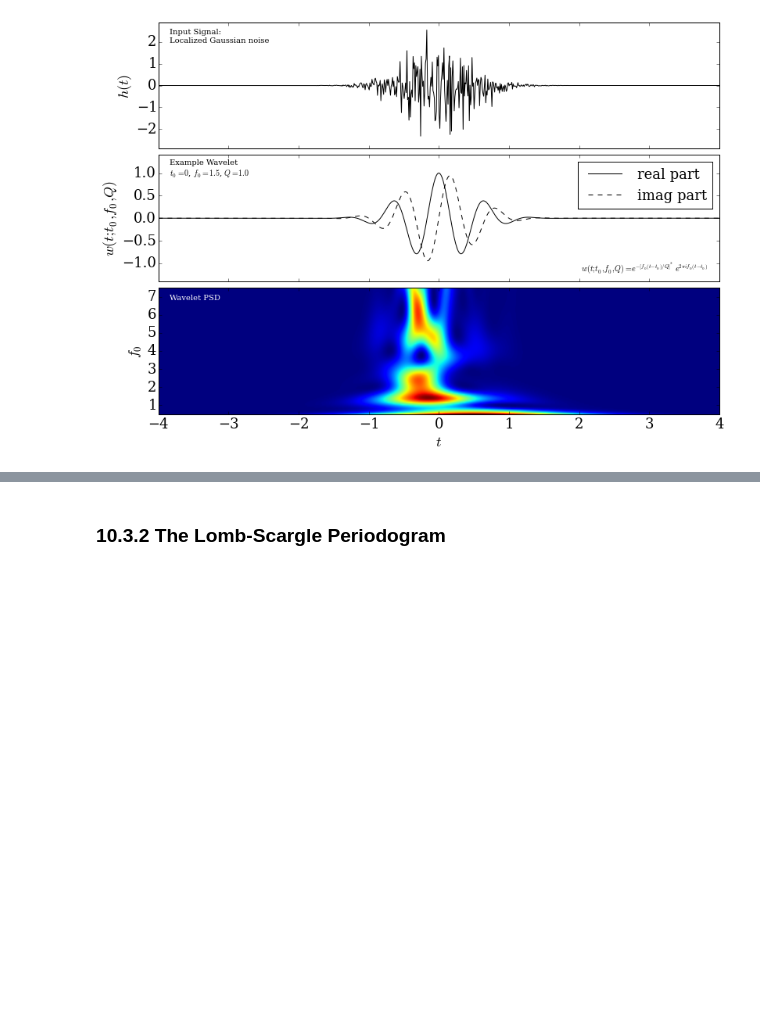
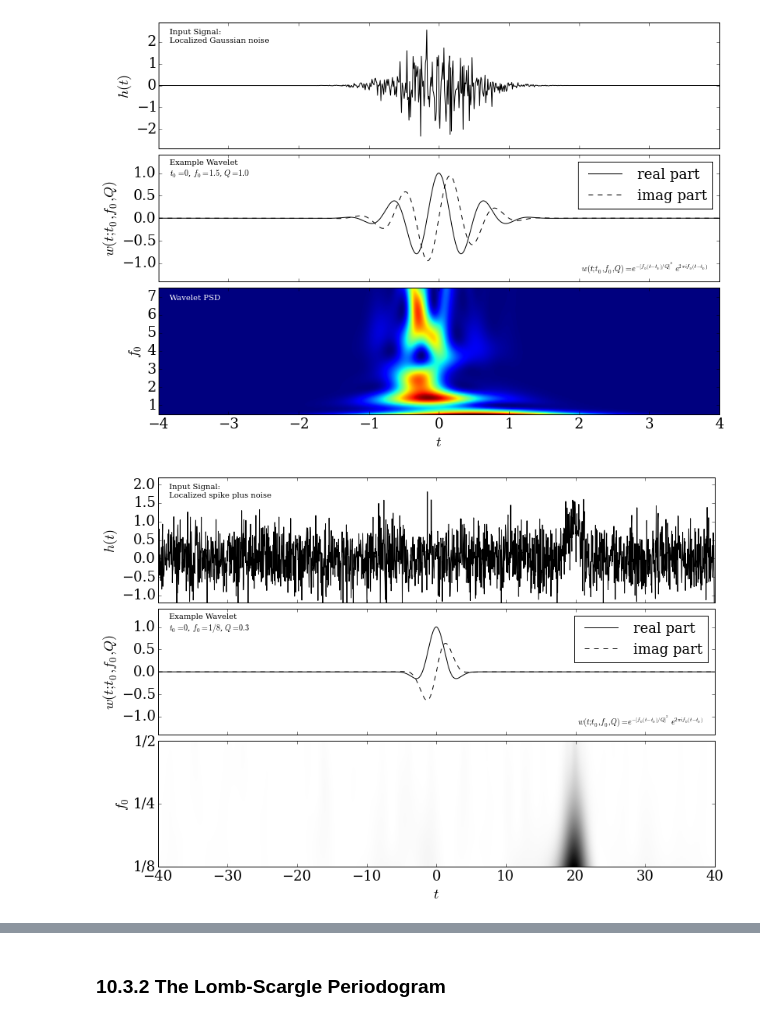
Before and after one commit to YastroML/YastroML, a Jupyter notebook: Session19_141029/Ch10_TimeSeries.ipynb, the cells around one changed output, grey strips where cells are left out. Cells and saved outputs as stored; diff of their text form; code cells hidden in the pictures; blank space fills up the shorter version.

```diff
--- a/Session19_141029/Ch10_TimeSeries.ipynb
+++ b/Session19_141029/Ch10_TimeSeries.ipynb
@@ -581,0 +468,4 @@ ax.yaxis.set_major_formatter(plt.FuncFormatter(lambda x, *args: ("1/%i"
+# %%
+plot1008()
+# %% [output]
+[figure, added]
```
Also changed, not shown: parts of 7 cells of this notebook.
